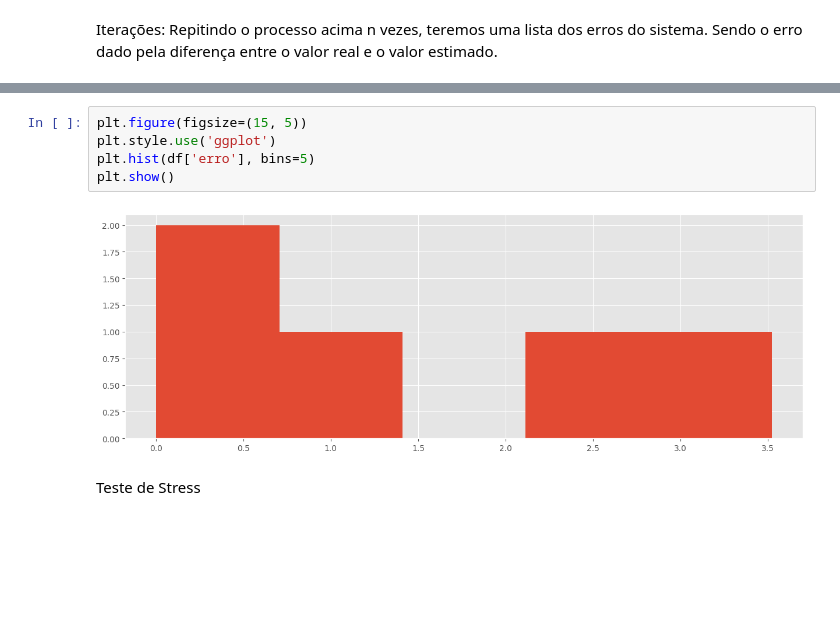
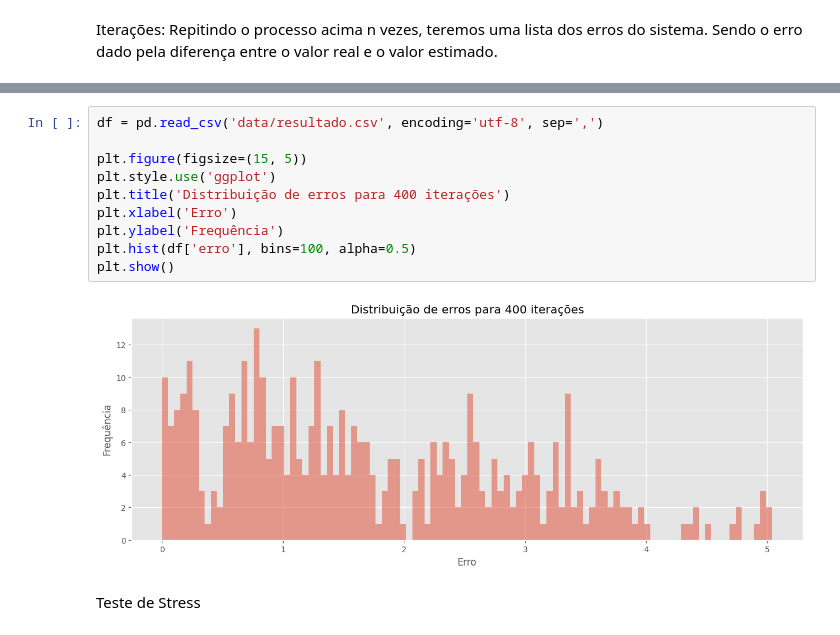
Before and after one commit to alessitomas/Netflix-Challange, a Jupyter notebook: demo.ipynb, the cells around one changed output, grey strips where cells are left out. Cells and saved outputs as stored; diff of their text form; blank space fills up the shorter version.

Commit message:
adcionando graficos teste stress e das iterações

```diff
--- a/demo.ipynb
+++ b/demo.ipynb
@@ -146,10 +170,15 @@ KeyboardInterrupt:
 # %%
+df = pd.read_csv('data/resultado.csv', encoding='utf-8', sep=',')
+
 plt.figure(figsize=(15, 5))
 plt.style.use('ggplot')
-plt.hist(df['erro'], bins=5)
+plt.title('Distribuição de erros para 400 iterações')
+plt.xlabel('Erro')
+plt.ylabel('Frequência')
+plt.hist(df['erro'], bins=100, alpha=0.5)
 plt.show()
 # %% [output]
-[figure, old version]
+[figure, new version]
 # %% [markdown]
 Teste de Stress
 # %%
```
Also changed, not shown: parts of 9 cells of this notebook, 5 other files.
